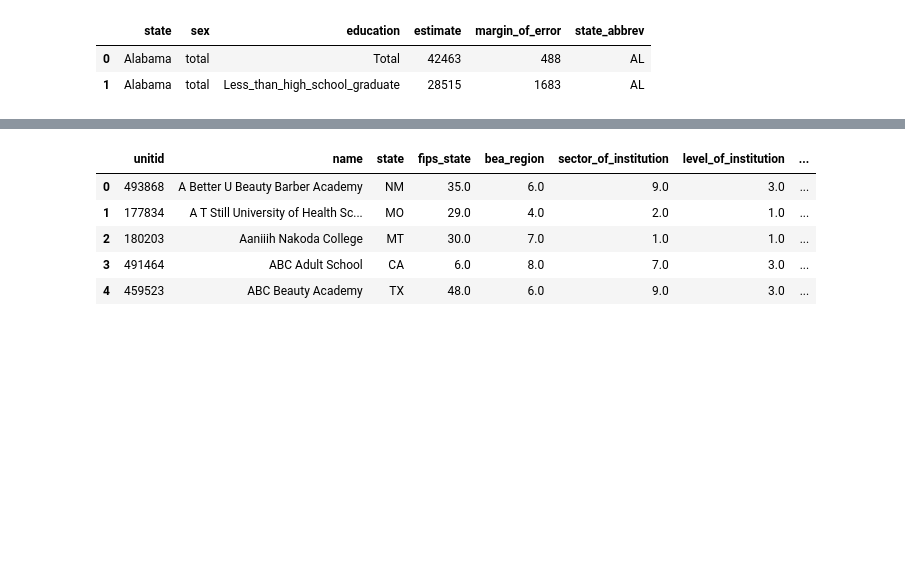
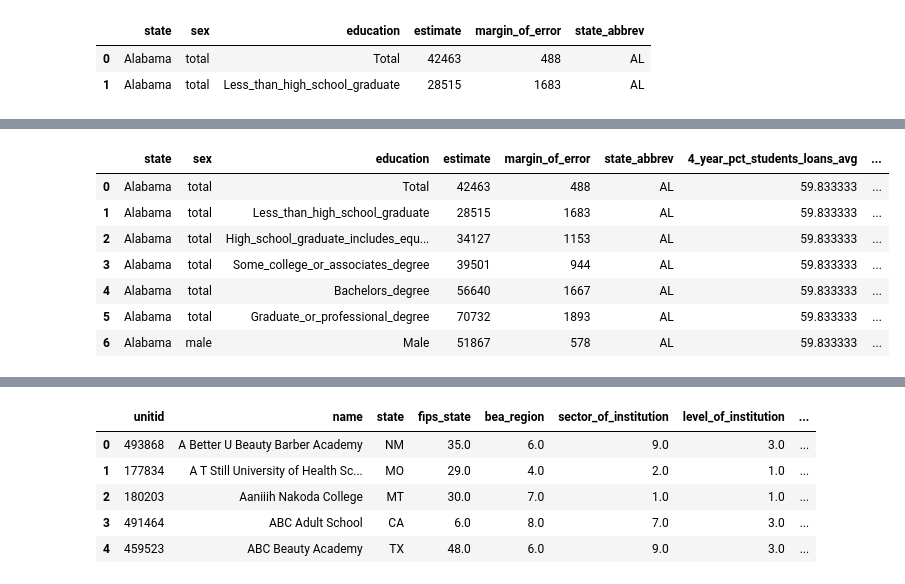
Before and after one commit to volunteercjt/capstone_da9_chase, a Jupyter notebook: capstone_da9_chase.ipynb, the cells around one changed output, grey strips where cells are left out. Cells and saved outputs as stored; diff of their text form; code cells hidden in the pictures; blank space fills up the shorter version.

```diff
--- a/capstone_da9_chase.ipynb
+++ b/capstone_da9_chase.ipynb
@@ -471,0 +512,10 @@ median_sex_education.head(2)
+# %%
+def mult_student_loans(b):
+    if b['education'] == 'Some_college_or_associates_degree':
+        return b['fed_student_loans_per_year'] * 2
+    elif b['education'] == 'Bachelors_degree':
+        return b['fed_student_loans_per_year'] * 4
+    else:
+        return 0
+# %%
+median_sex_education['total_fed_student_loans'] = median_sex_education.apply(mult_student_loans, axis = 1)
@@ -471,0 +531,15 @@ median_sex_education.head(2)
+# %%
+median_sex_education['monthly_payment'] = median_sex_education['total_fed_student_loans']*((0.055/12)/ (1 - (1+(0.055/12))**-120))
+# %%
+median_sex_education['total_cost_of_fed_loan'] = median_sex_education['monthly_payment']*120
+# %%
+median_sex_education.head(7)
+# %% [output]
+|  | state | sex | education | estimate | margin_of_error | state_abbrev | 4_year_pct_students_loans_avg | ... |
+| 0 | Alabama | total | Total | 42463 | 488 | AL | 59.833333 | ... |
+| 1 | Alabama | total | Less_than_high_school_graduate | 28515 | 1683 | AL | 59.833333 | ... |
+| 2 | Alabama | total | High_school_graduate_includes_equ... | 34127 | 1153 | AL | 59.833333 | ... |
+| 3 | Alabama | total | Some_college_or_associates_degree | 39501 | 944 | AL | 59.833333 | ... |
+| 4 | Alabama | total | Bachelors_degree | 56640 | 1667 | AL | 59.833333 | ... |
+| 5 | Alabama | total | Graduate_or_professional_degree | 70732 | 1893 | AL | 59.833333 | ... |
+| 6 | Alabama | male | Male | 51867 | 578 | AL | 59.833333 | ... |
```
Also changed, not shown: parts of 37 cells of this notebook, 9 other files.
